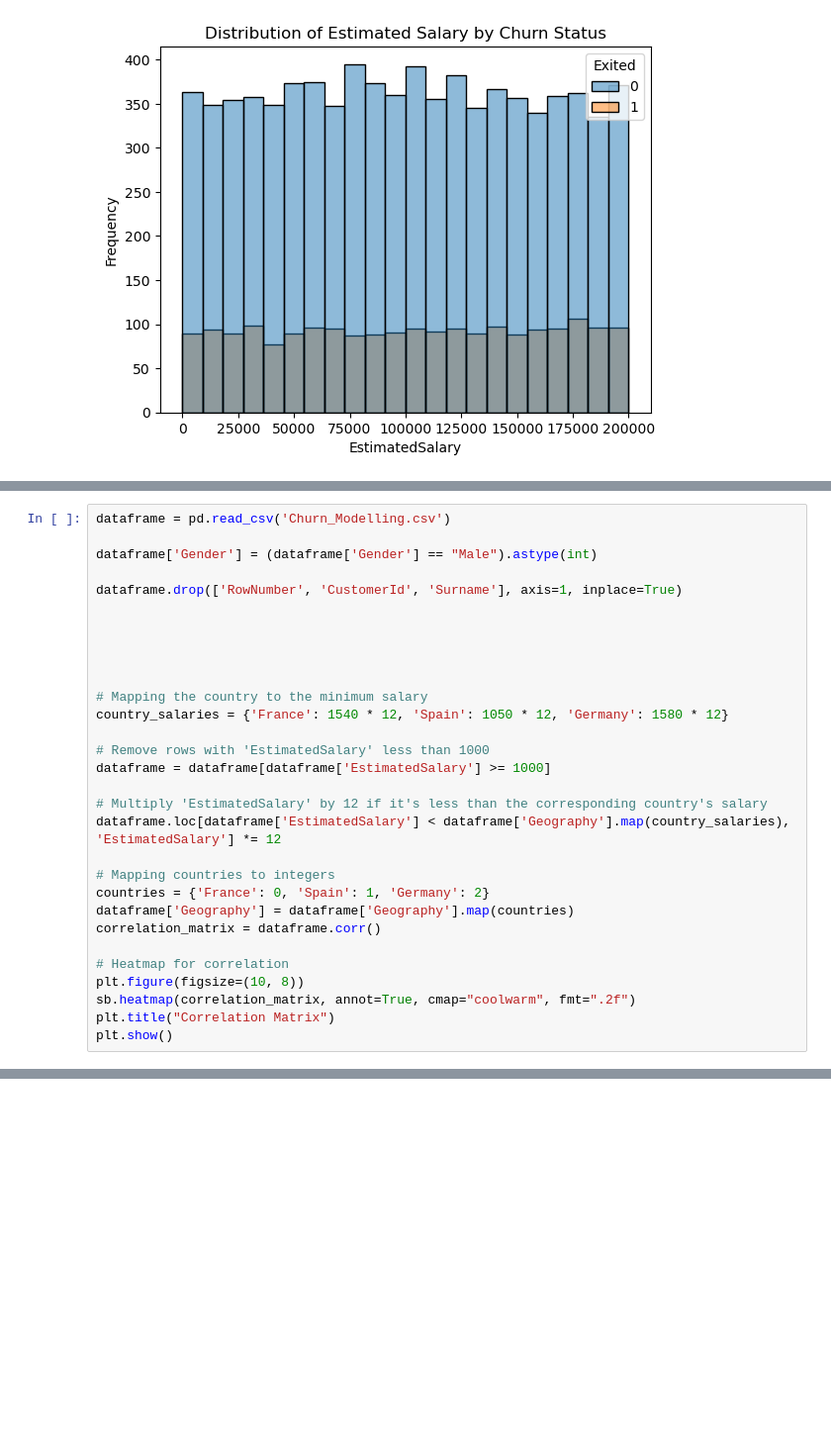
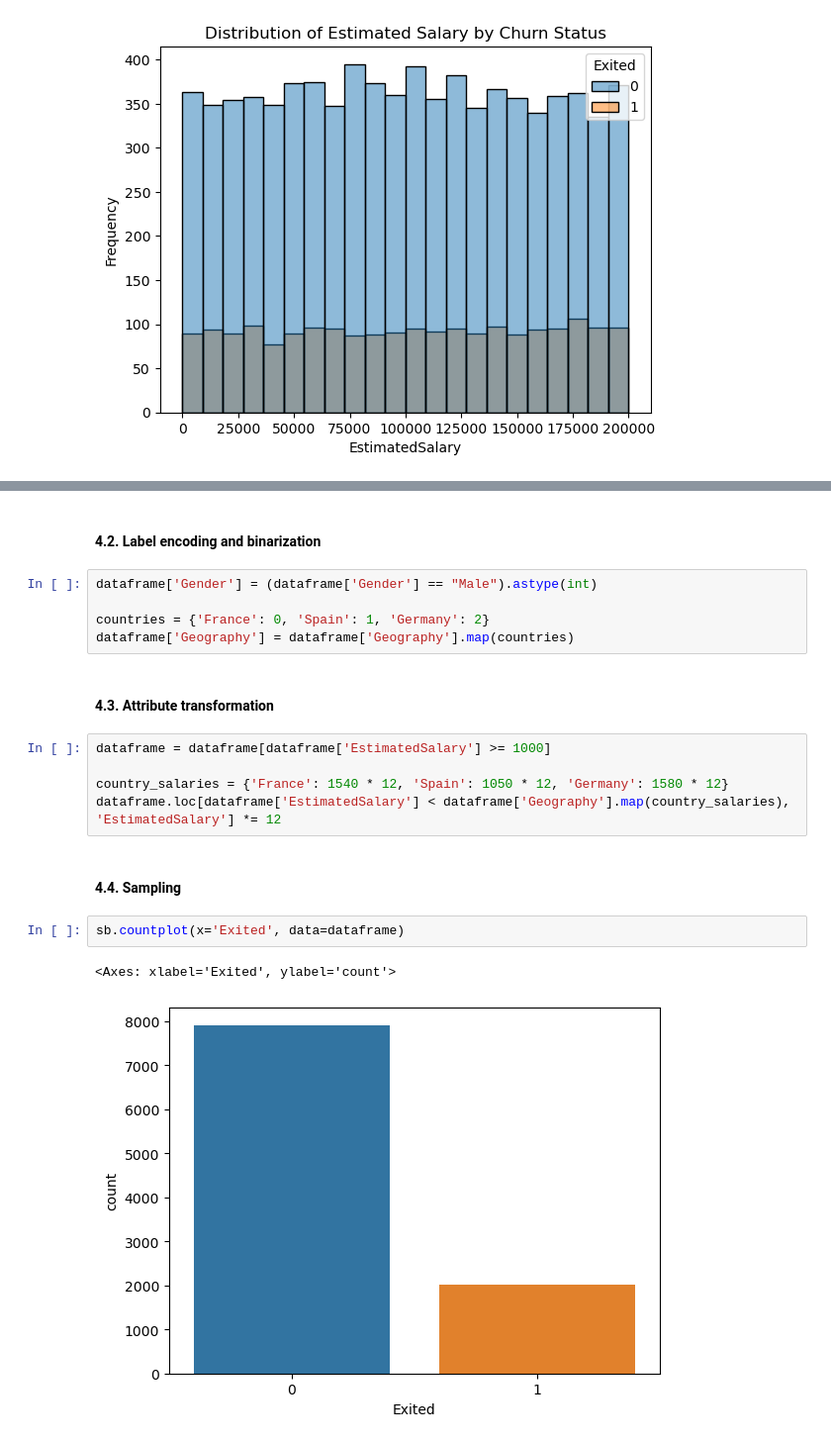
Before and after one commit to LuisDu902/MLChurnPrediction, a Jupyter notebook: project.ipynb, the cells around one changed output, grey strips where cells are left out. Shown at 99% size. Saved outputs shown, nothing was run; the diff lists cells and outputs as text; blank space fills up the shorter version.

```diff
--- a/project.ipynb
+++ b/project.ipynb
@@ -255,30 +252,0 @@ Firstly, we start by computing the correlation matrix as a fundamental step in e
-# %%
-dataframe = pd.read_csv('Churn_Modelling.csv')
-
-dataframe['Gender'] = (dataframe['Gender'] == "Male").astype(int)
-
-dataframe.drop(['RowNumber', 'CustomerId', 'Surname'], axis=1, inplace=True)
-
-
-
-
-
-# Mapping the country to the minimum salary
-country_salaries = {'France': 1540 * 12, 'Spain': 1050 * 12, 'Germany': 1580 * 12}
-
-# Remove rows with 'EstimatedSalary' less than 1000
-dataframe = dataframe[dataframe['EstimatedSalary'] >= 1000]
-
-# Multiply 'EstimatedSalary' by 12 if it's less than the corresponding country's salary
-dataframe.loc[dataframe['EstimatedSalary'] < dataframe['Geography'].map(country_salaries), 'EstimatedSalary'] *= 12
-
-# Mapping countries to integers
-countries = {'France': 0, 'Spain': 1, 'Germany': 2}
-dataframe['Geography'] = dataframe['Geography'].map(countries)
-correlation_matrix = dataframe.corr()
-
-# Heatmap for correlation
-plt.figure(figsize=(10, 8))
-sb.heatmap(correlation_matrix, annot=True, cmap="coolwarm", fmt=".2f")
-plt.title("Correlation Matrix")
-plt.show()
@@ -286,0 +255,22 @@ plt.show()
+# %% [markdown]
+#### 4.2. Label encoding and binarization
+# %%
+dataframe['Gender'] = (dataframe['Gender'] == "Male").astype(int)
+
+countries = {'France': 0, 'Spain': 1, 'Germany': 2}
+dataframe['Geography'] = dataframe['Geography'].map(countries)
+# %% [markdown]
+#### 4.3. Attribute transformation
+# %%
+dataframe = dataframe[dataframe['EstimatedSalary'] >= 1000]
+
+country_salaries = {'France': 1540 * 12, 'Spain': 1050 * 12, 'Germany': 1580 * 12}
+dataframe.loc[dataframe['EstimatedSalary'] < dataframe['Geography'].map(country_salaries), 'EstimatedSalary'] *= 12
+# %% [markdown]
+
+#### 4.4. Sampling
+# %%
+sb.countplot(x='Exited', data=dataframe)
+# %% [output]
+<Axes: xlabel='Exited', ylabel='count'>
+[figure, added]
```
Also changed, not shown: parts of 33 cells of this notebook.
